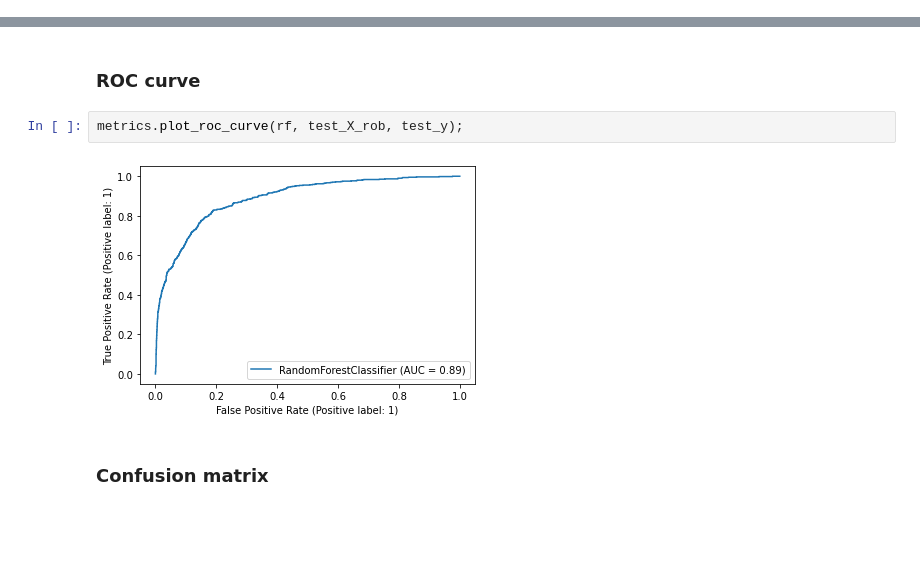
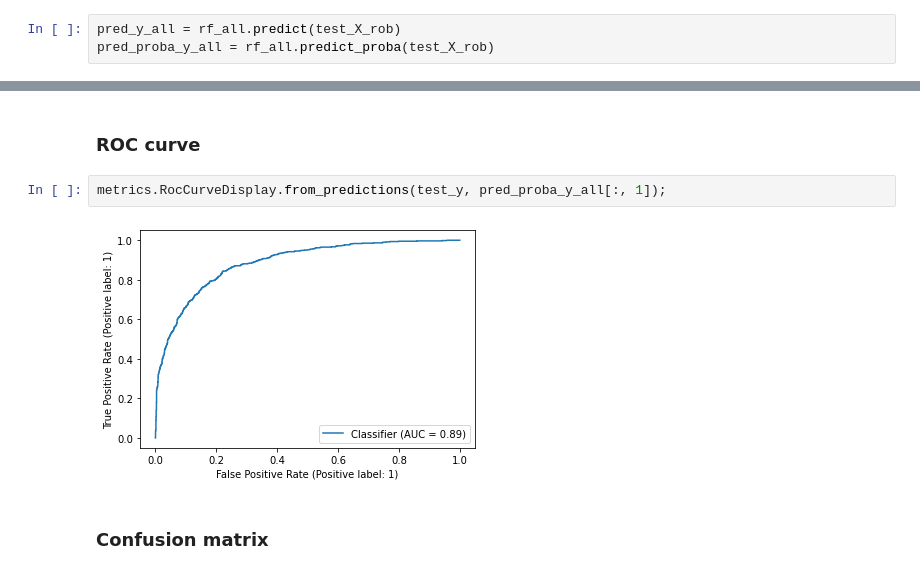
Before and after one commit to ibivu/ExtracellularVesicles, a Jupyter notebook: Code/Subtypes/05_ML_Random_forest_Microvesicle.ipynb, the cells around one changed output, grey strips where cells are left out. Cells and saved outputs as stored; diff of their text form; blank space fills up the shorter version.

```diff
--- a/Code/Subtypes/05_ML_Random_forest_Microvesicle.ipynb
+++ b/Code/Subtypes/05_ML_Random_forest_Microvesicle.ipynb
@@ -123,3 +125,6 @@ y_pred = rf.predict(test_X_rob)
+# %%
+pred_y_all = rf_all.predict(test_X_rob)
+pred_proba_y_all = rf_all.predict_proba(test_X_rob)
 # %%
 # filepath = "/Users/kathi/Documents/GitHub/EV/Models/"
 
@@ -133,10 +138,10 @@ y_pred = rf.predict(test_X_rob)
 #     np.save(f, test_y)
 # %% [markdown]
 ### ROC curve
-# %%
-metrics.plot_roc_curve(rf, test_X_rob, test_y);
-# %% [output]
-[figure, removed]
+# %%
+metrics.RocCurveDisplay.from_predictions(test_y, pred_proba_y_all[:, 1]);
+# %% [output]
+[figure, added]
 # %% [markdown]
 ### Confusion matrix
 # %%
```
Also changed, not shown: parts of 30 cells of this notebook, 22 other files.
